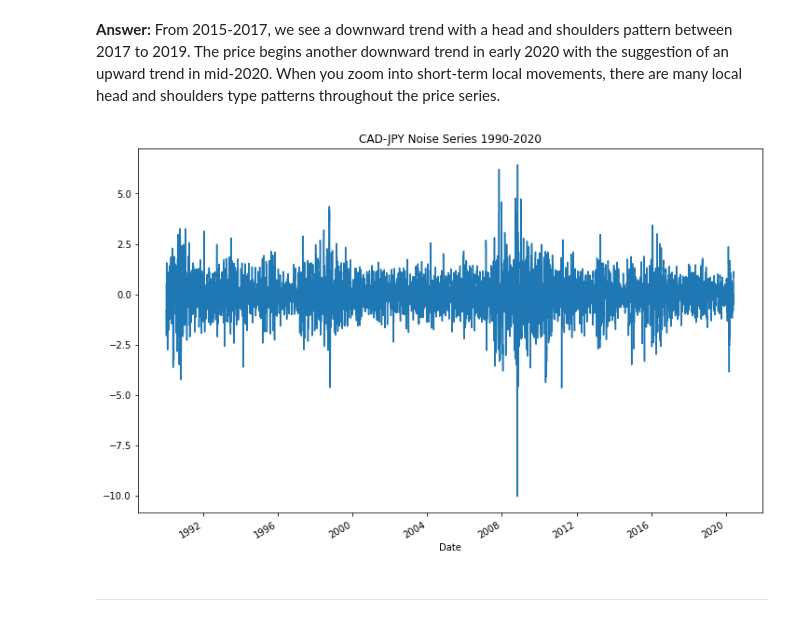
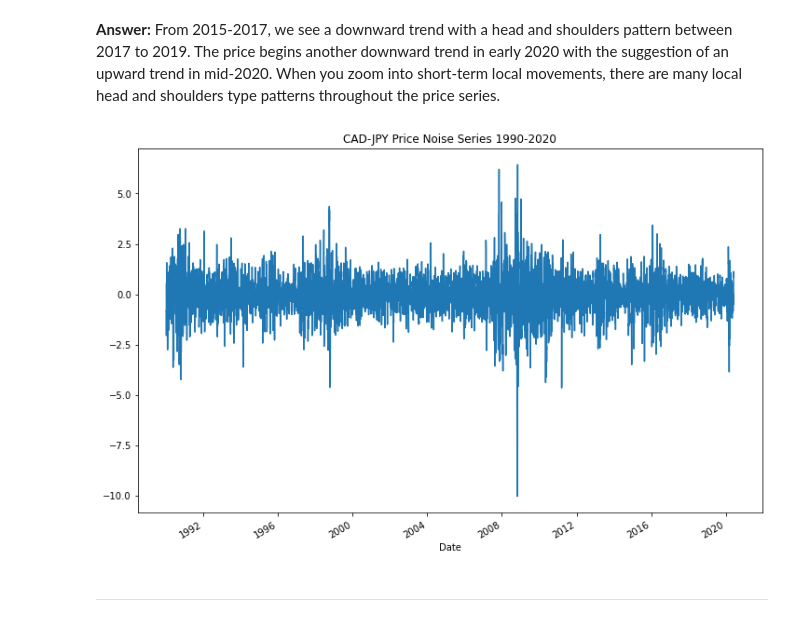
Before and after one commit to tyedem/Yen_For_The_Future, a Jupyter notebook: time_series_analysis.ipynb, the cells around one changed output. Drawn from its saved outputs; the diff is of its cells as text; code cells hidden in the pictures.

Commit message:
Complete draft of time series analysis

```diff
--- a/time_series_analysis.ipynb
+++ b/time_series_analysis.ipynb
@@ -63,9 +63,9 @@ exchange_noise, exchange_trend = sm.tsa.filters.hpfilter(cad_jpy_df["Price"])
 # Create a dataframe of just the exchange rate price, and add columns for "noise" and "trend" series from above:
 trend_df = exchange_trend.to_frame(name='Price_Trend')
 noise_df = exchange_noise.to_frame(name='Price_Noise')
-cad_jpy_df.drop(cad_jpy_df.iloc[:, 1:], inplace=True, axis=1)
-cad_jpy_trend_noise = pd.concat([cad_jpy_df, trend_df, noise_df], axis=1)
-cad_jpy_trend_noise.head()
+price_df = cad_jpy_df.drop(cad_jpy_df.iloc[:, 1:], axis=1)
+cad_jpy_decomposed = pd.concat([price_df, trend_df, noise_df], axis=1)
+cad_jpy_decomposed.head()
 # %% [output]
 |  | Price | Price_Trend | Price_Noise |
 | Date |  |  |  |
@@ -87,9 +87,9 @@ trend_2015_to_present.plot(figsize=(12,8), title='CAD-JPY Price and Trend Series
 **Answer:** From 2015-2017, we see a downward trend with a head and shoulders pattern between 2017 to 2019. The price begins another downward trend in early 2020 with the suggestion of an upward trend in mid-2020. When you zoom into short-term local movements, there are many local head and shoulders type patterns throughout the price series.
 # %%
 # Plot the Settle Noise
-noise_plot = cad_jpy_trend_noise['Price_Noise'].plot(figsize=(12,8), title='CAD-JPY Noise Series 1990-2020')
+noise_plot = cad_jpy_decomposed['Price_Noise'].plot(figsize=(12,8), title='CAD-JPY Price Noise Series 1990-2020')
 # %% [output]
-[figure, old version]
+[figure, new version]
 # %% [markdown]
 ---
 # %% [markdown]
```
Also changed, not shown: parts of 28 cells of this notebook.
